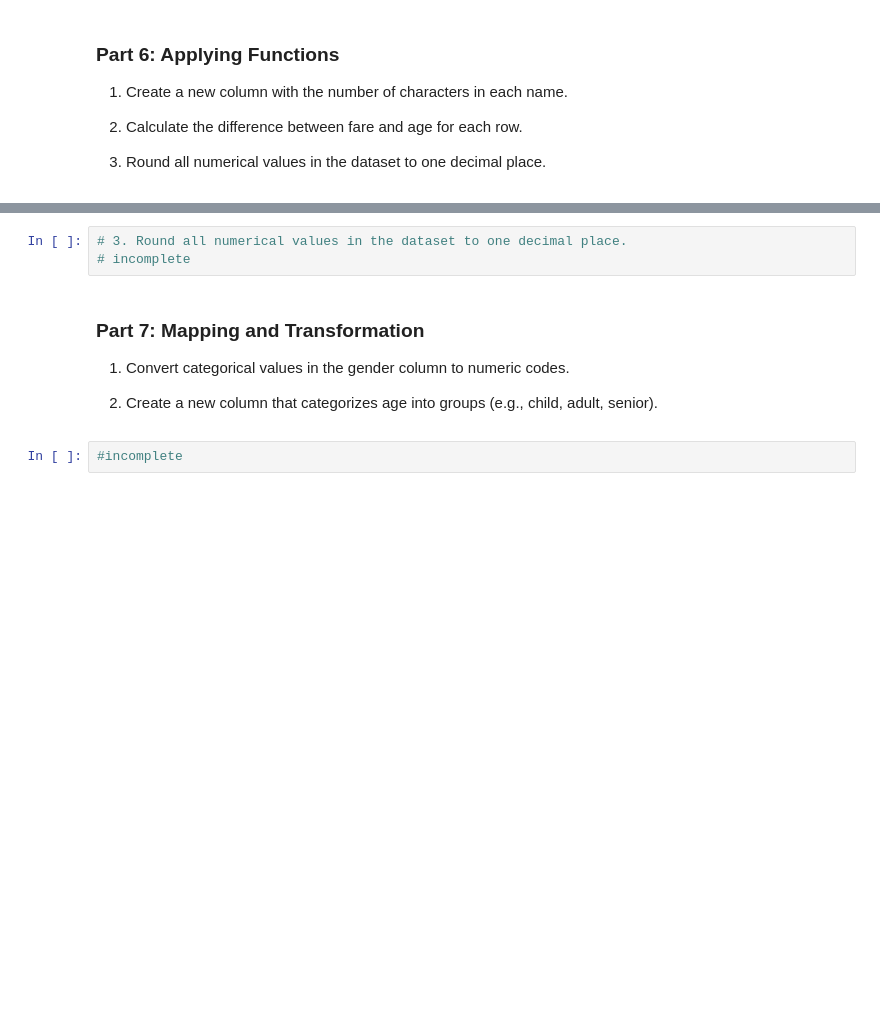
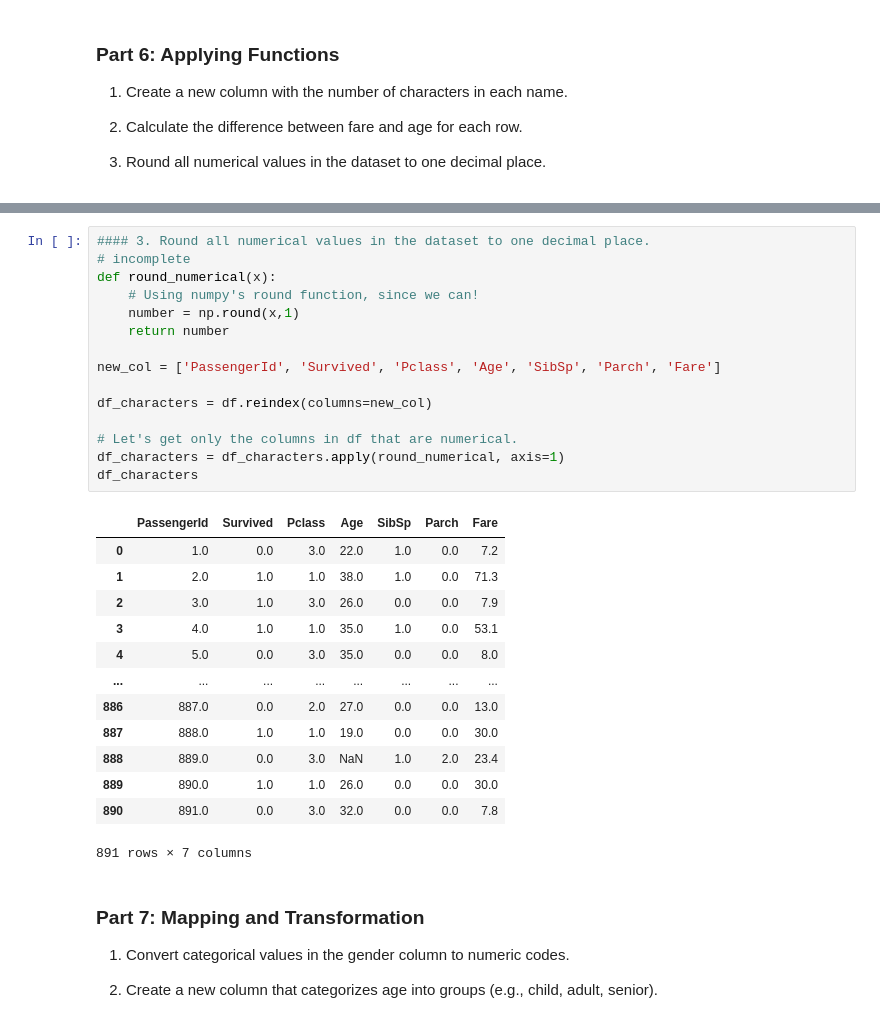
Before and after one commit to CeruleanAcorn/mora_michael_LabTask, a Jupyter notebook: Labs/LabTask01.ipynb, the cells around one changed output, grey strips where cells are left out. Saved outputs shown, nothing was run; the diff lists cells and outputs as text; blank space fills up the shorter version.

```diff
--- a/Labs/LabTask01.ipynb
+++ b/Labs/LabTask01.ipynb
@@ -422,10 +478,34 @@ TypeError: 'float' object is not callable
 # %%
-# 3. Round all numerical values in the dataset to one decimal place.
+#### 3. Round all numerical values in the dataset to one decimal place.
 # incomplete
+def round_numerical(x):
+    # Using numpy's round function, since we can!
+    number = np.round(x,1)
+    return number
+
+new_col = ['PassengerId', 'Survived', 'Pclass', 'Age', 'SibSp', 'Parch', 'Fare']
+
+df_characters = df.reindex(columns=new_col)
+
+# Let's get only the columns in df that are numerical.
+df_characters = df_characters.apply(round_numerical, axis=1)
+df_characters
+# %% [output]
+|  | PassengerId | Survived | Pclass | Age | SibSp | Parch | Fare |
+| 0 | 1.0 | 0.0 | 3.0 | 22.0 | 1.0 | 0.0 | 7.2 |
+| 1 | 2.0 | 1.0 | 1.0 | 38.0 | 1.0 | 0.0 | 71.3 |
+| 2 | 3.0 | 1.0 | 3.0 | 26.0 | 0.0 | 0.0 | 7.9 |
+| 3 | 4.0 | 1.0 | 1.0 | 35.0 | 1.0 | 0.0 | 53.1 |
+| 4 | 5.0 | 0.0 | 3.0 | 35.0 | 0.0 | 0.0 | 8.0 |
+| ... | ... | ... | ... | ... | ... | ... | ... |
+| 886 | 887.0 | 0.0 | 2.0 | 27.0 | 0.0 | 0.0 | 13.0 |
+| 887 | 888.0 | 1.0 | 1.0 | 19.0 | 0.0 | 0.0 | 30.0 |
+| 888 | 889.0 | 0.0 | 3.0 | NaN | 1.0 | 2.0 | 23.4 |
+| 889 | 890.0 | 1.0 | 1.0 | 26.0 | 0.0 | 0.0 | 30.0 |
+| 890 | 891.0 | 0.0 | 3.0 | 32.0 | 0.0 | 0.0 | 7.8 |
+891 rows × 7 columns
 # %% [markdown]
 ### Part 7: Mapping and Transformation ###
 1. Convert categorical values in the gender column to numeric codes.
 
 2. Create a new column that categorizes age into groups (e.g., child, adult, senior).
-# %%
-#incomplete
```
Also changed, not shown: parts of 15 cells of this notebook.
